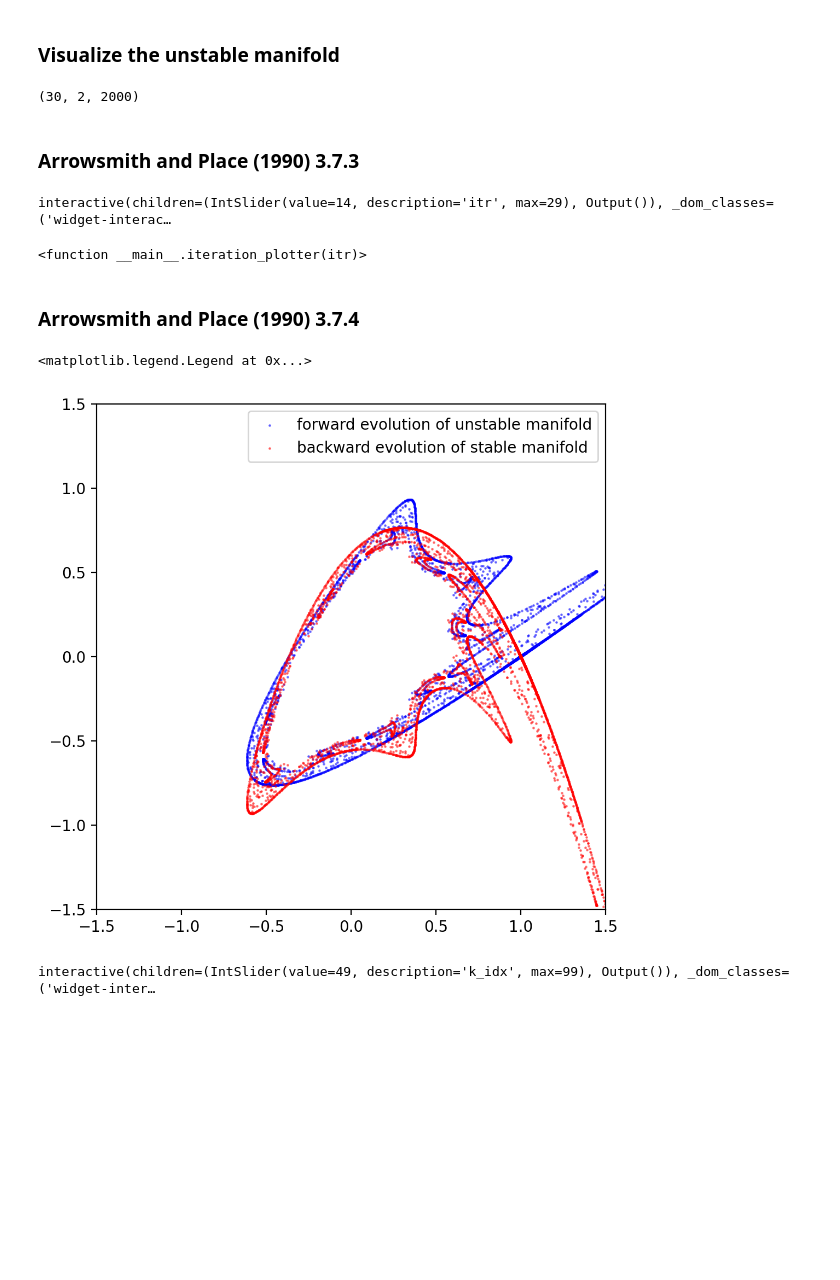
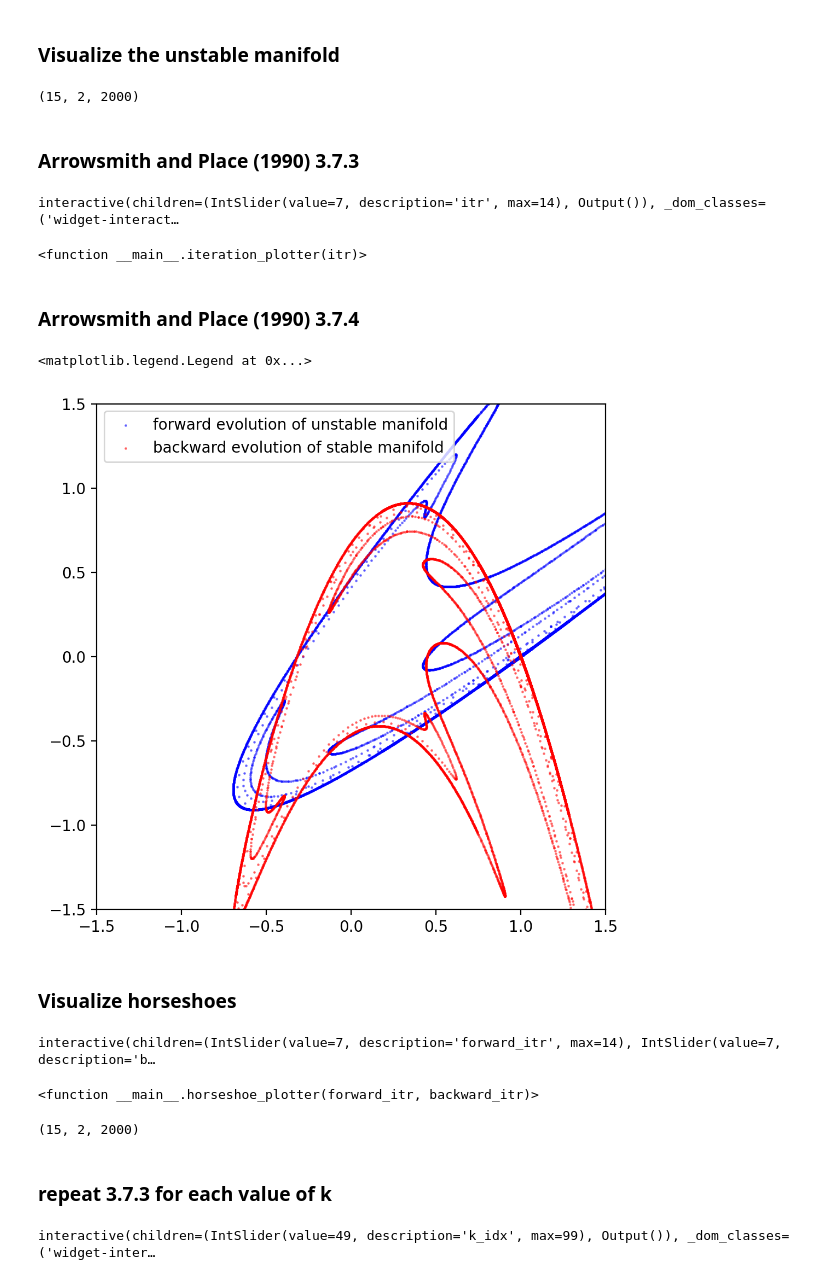
Before and after one commit to AntonioLiu97/applied_dynamical_systems, a Jupyter notebook: homoclinic_tangle.ipynb, the cells around one changed output. Saved outputs shown, nothing was run; the diff lists cells and outputs as text; code cells hidden in the pictures; blank space fills up the shorter version.

Commit message:
Add files via upload
add horseshoe visualization

```diff
--- a/homoclinic_tangle.ipynb
+++ b/homoclinic_tangle.ipynb
@@ -31,28 +31,28 @@ from ipywidgets import interact, fixed
 x_fixed, y_fixed = 1,0
 # %%
 # number of iterations
-n_itr = 30
+n_itr = 15
 # number of points to sample
 n_points = 2000
 # evolve vectors in time
 v_array = np.empty((n_itr,2,n_points))
-v_array_inverse = np.empty((n_itr,2,n_points))
+v_array_backward = np.empty((n_itr,2,n_points))
 
 # initialize 100 points in a short linear segment along the unstable manifold
-k = 1.5
+k = 2
 dx = np.linspace(-0.0001,0.0001,n_points+1)[1:]
 dy = (-k+np.sqrt(k*(k+4)))/2 * dx
-dy_inverse = (-k-np.sqrt(k*(k+4)))/2 * dx
+dy_backward = (-k-np.sqrt(k*(k+4)))/2 * dx
 x = x_fixed + dx
 y = y_fixed + dy
-y_inverse = y_fixed + dy_inverse
+y_backward = y_fixed + dy_backward
 v_0 = np.stack([x,y])
-v_0_inverse = np.stack([x,y_inverse])
+v_0_backward = np.stack([x,y_backward])
 v_array[0] = v_0
-v_array_inverse[0] = v_0_inverse
+v_array_backward[0] = v_0_backward
 print(v_array.shape)
 # %% [output]
-(30, 2, 2000)
+(15, 2, 2000)
 # %%
 # iterate the discrete flow backward and forward
 def discrete_map(v,k=k):
@@ -70,7 +70,7 @@ def discrete_map(v,k=k):
     v_next = np.stack([x_next, y_next])
     return v_next
 
-def discrete_map_inverse(v,k=k):
+def discrete_map_backward(v,k=k):
     """
     input:
         k: constant of nonlinearity in the governing equations
@@ -88,14 +88,14 @@ def discrete_map_inverse(v,k=k):
 for i in range(0,n_itr-1):
     # print(i)
     v_array[i+1] = discrete_map(v_array[i])
-    v_array_inverse[i+1] = discrete_map_inverse(v_array_inverse[i])
+    v_array_backward[i+1] = discrete_map_backward(v_array_backward[i])
 # %% [markdown]
 ### Arrowsmith and Place (1990) 3.7.3
 # %%
 def iteration_plotter(itr):
     plt.figure(figsize = (6,6), dpi = 200)
     plt.scatter(*v_array[itr], s=0.5, c = "b", label = "forward evolution of unstable manifold")
-    plt.scatter(*v_array_inverse[itr], s=0.5, c = "r", label = "backward evolution of stable manifold")
+    plt.scatter(*v_array_backward[itr], s=0.5, c = "r", label = "backward evolution of stable manifold")
     plt.xlim(-1.5,1.5)
     plt.ylim(-1.5,1.5)
     plt.legend()
@@ -103,17 +103,19 @@ def iteration_plotter(itr):
 
 interact(iteration_plotter, itr = (0,n_itr-1,1))
 # %% [output]
-interactive(children=(IntSlider(value=14, description='itr', max=29), Output()), _dom_classes=('widget-interac…
+interactive(children=(IntSlider(value=7, description='itr', max=14), Output()), _dom_classes=('widget-interact…
 <function __main__.iteration_plotter(itr)>
 # %% [markdown]
 ### Arrowsmith and Place (1990) 3.7.4
 # %%
 plt.figure(figsize = (6,6), dpi = 200)
 plt.scatter(*np.swapaxes(v_array,0,1).reshape(2,-1).reshape([2,-1]), s=0.5, c = "b", alpha = 0.5, label = "forward evolution of unstable manifold")
-plt.scatter(*np.swapaxes(v_array_inverse,0,1).reshape(2,-1).reshape([2,-1]), s=0.5, c = "r", alpha = 0.5, label = "backward evolution of stable manifold")
+plt.scatter(*np.swapaxes(v_array_backward,0,1).reshape(2,-1).reshape([2,-1]), s=0.5, c = "r", alpha = 0.5, label = "backward evolution of stable manifold")
 plt.xlim(-1.5,1.5)
 plt.ylim(-1.5,1.5)
 plt.legend()
 # %% [output]
 <matplotlib.legend.Legend at 0x...>
-[figure, old version]
+[figure, new version]
+# %% [markdown]
+### Visualize horseshoes
@@ -120,3 +152,37 @@ plt.legend()
+# %%
+def horseshoe_plotter(forward_itr, backward_itr):
+    w_unstable = np.swapaxes(v_array,0,1).reshape(2,-1).reshape([2,-1])
+    w_stable = np.swapaxes(v_array_backward,0,1).reshape(2,-1).reshape([2,-1])
+
+    plt.figure(figsize = (6,6), dpi = 200)
+    plt.scatter(*w_unstable , s=0.5, c = "skyblue", alpha = 0.1, label = "unstable manifold")
+    plt.scatter(*w_stable, s=0.5, c = "pink", alpha = 0.1, label = "stable manifold")
+    plt.scatter(*parallelogram_forward[forward_itr], s=0.1, c = "b", alpha = 0.5, label = "parallelogram")
+    plt.scatter(*parallelogram_backward[backward_itr], s=0.1, c = "r", alpha = 0.5, label = "parallelogram")
+
+    plt.xlim(-1.5,1.5)
+    plt.ylim(-1.5,1.5)
+    plt.legend()
+
+interact(horseshoe_plotter, forward_itr = (0,n_itr-1,1), backward_itr = (0,n_itr-1,1))
+# %% [output]
+interactive(children=(IntSlider(value=7, description='forward_itr', max=14), IntSlider(value=7, description='b…
+<function __main__.horseshoe_plotter(forward_itr, backward_itr)>
+# %%
+# initialize 100 points in a short linear segment along the unstable manifold
+dx = np.linspace(-0.1,0.1,n_points+1)[1:]
+dy = - 1/5 * dx
+x = x_fixed + dx
+y = y_fixed + dy
+v_0 = np.stack([x,y])
+v_0_backward = np.stack([x,y])
+v_array[0] = v_0
+v_array_backward[0] = v_0_backward
+print(v_array.shape)
+# %% [output]
+(15, 2, 2000)
+# %% [markdown]
+### repeat 3.7.3 for each value of k
 # %%
 ### repeat 3.7.3 for each value of k
 k_list = np.linspace(0.2,2.0,101)
```
Also changed, not shown: parts of 3 cells of this notebook.
